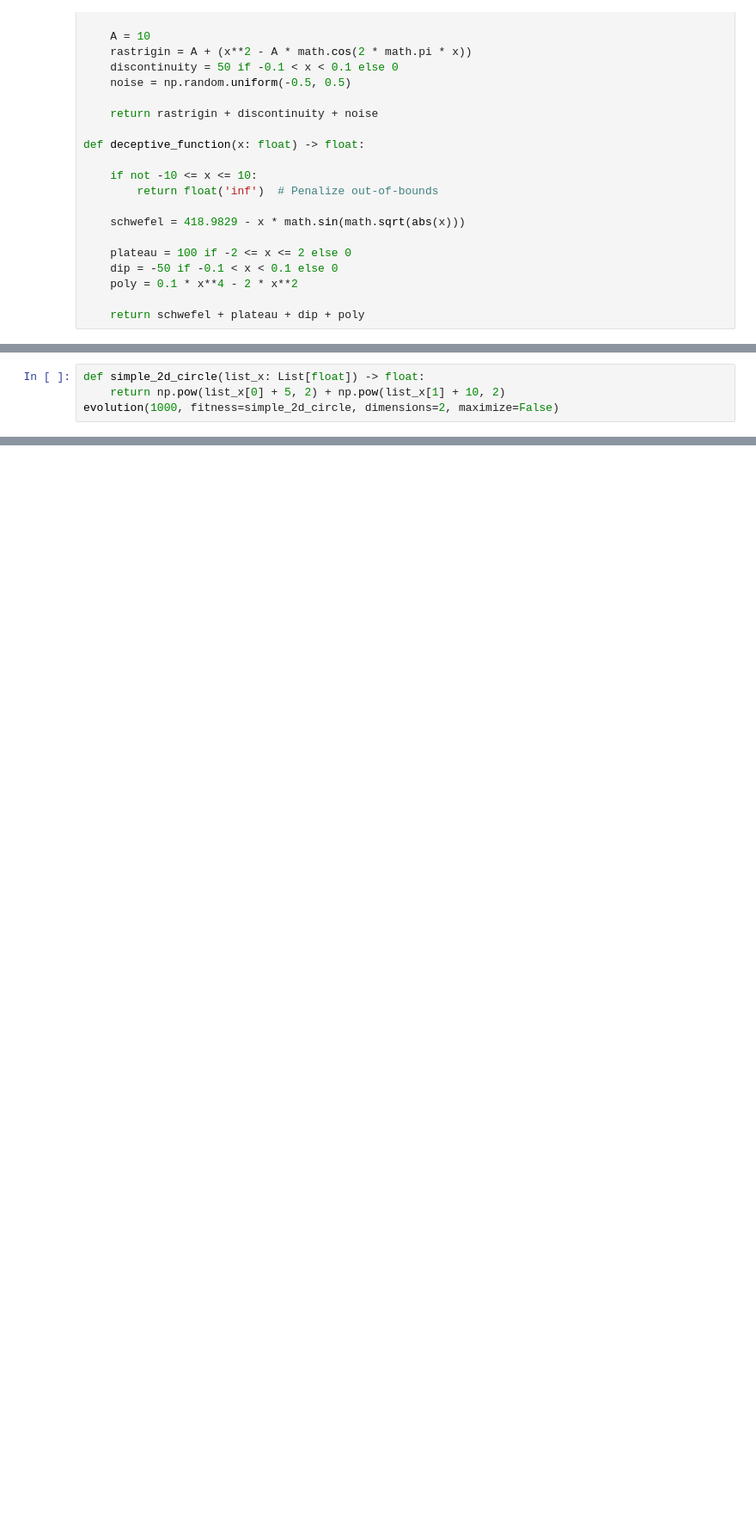
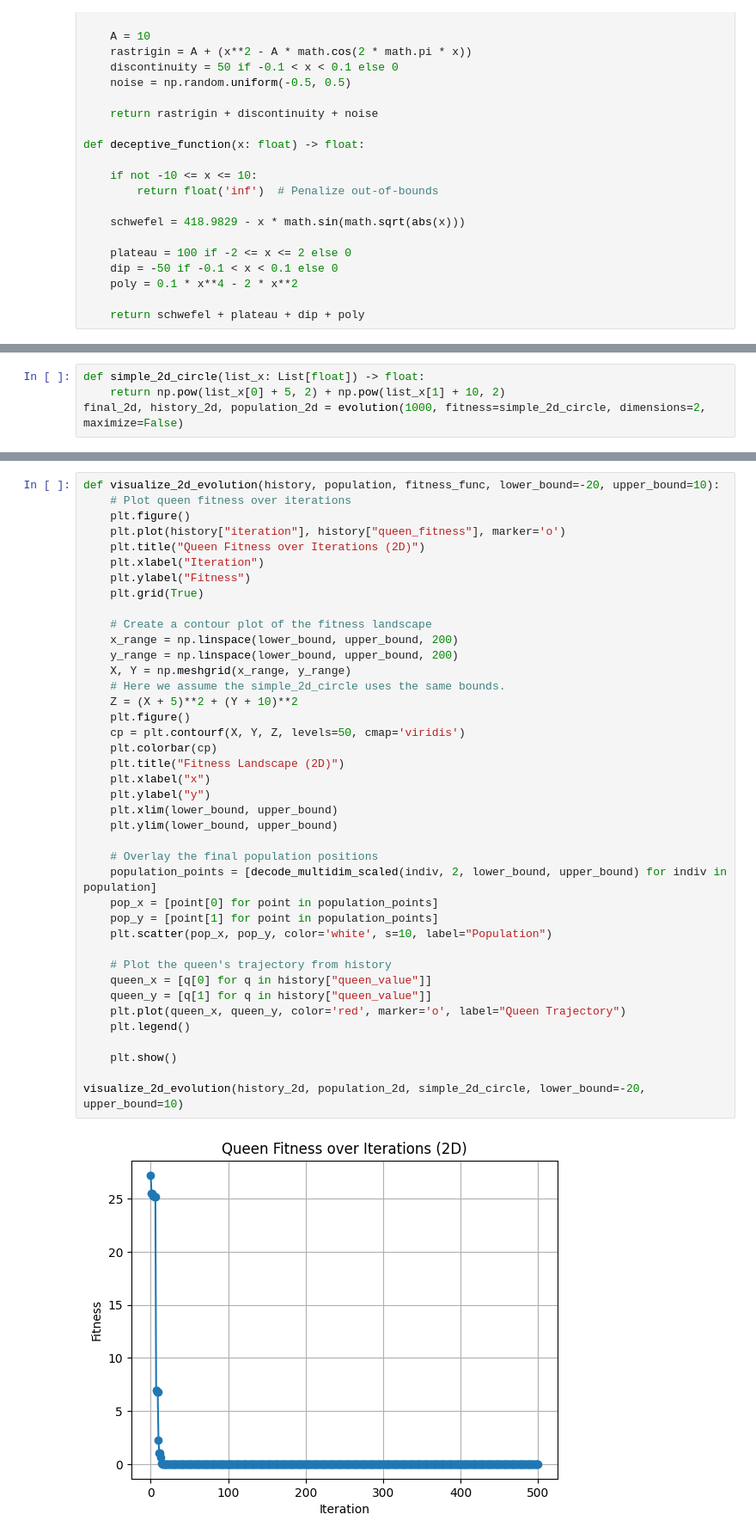
Before and after one commit to bulatsharif/Quantum-inspired-Evolutionary-Algorithms, a Jupyter notebook: paper_implementation/algorithm.ipynb, the cells around one changed output, grey strips where cells are left out. Shown: that part at 86% size. Saved outputs shown, nothing was run; the diff lists cells and outputs as text; blank space fills up the shorter version.

```diff
--- a/paper_implementation/algorithm.ipynb
+++ b/paper_implementation/algorithm.ipynb
@@ -215,5 +250,5 @@ np.float16(3.256)
 # %%
 def simple_2d_circle(list_x: List[float]) -> float:
     return np.pow(list_x[0] + 5, 2) + np.pow(list_x[1] + 10, 2)
-evolution(1000, fitness=simple_2d_circle, dimensions=2, maximize=False)
+final_2d, history_2d, population_2d = evolution(1000, fitness=simple_2d_circle, dimensions=2, maximize=False)
 # %% [output]
@@ -247,0 +311,42 @@ Iteration: 500, Queen: [np.float16(-4.996), np.float16(-10.0)], Fitness: 1.52587
+# %%
+def visualize_2d_evolution(history, population, fitness_func, lower_bound=-20, upper_bound=10):
+    # Plot queen fitness over iterations
+    plt.figure()
+    plt.plot(history["iteration"], history["queen_fitness"], marker='o')
+    plt.title("Queen Fitness over Iterations (2D)")
+    plt.xlabel("Iteration")
+    plt.ylabel("Fitness")
+    plt.grid(True)
+
+    # Create a contour plot of the fitness landscape
+    x_range = np.linspace(lower_bound, upper_bound, 200)
+    y_range = np.linspace(lower_bound, upper_bound, 200)
+    X, Y = np.meshgrid(x_range, y_range)
+    # Here we assume the simple_2d_circle uses the same bounds.
+    Z = (X + 5)**2 + (Y + 10)**2
+    plt.figure()
+    cp = plt.contourf(X, Y, Z, levels=50, cmap='viridis')
+    plt.colorbar(cp)
+    plt.title("Fitness Landscape (2D)")
+    plt.xlabel("x")
+    plt.ylabel("y")
+    plt.xlim(lower_bound, upper_bound)
+    plt.ylim(lower_bound, upper_bound)
+
+    # Overlay the final population positions
+    population_points = [decode_multidim_scaled(indiv, 2, lower_bound, upper_bound) for indiv in population]
+    pop_x = [point[0] for point in population_points]
+    pop_y = [point[1] for point in population_points]
+    plt.scatter(pop_x, pop_y, color='white', s=10, label="Population")
+
+    # Plot the queen's trajectory from history
+    queen_x = [q[0] for q in history["queen_value"]]
+    queen_y = [q[1] for q in history["queen_value"]]
+    plt.plot(queen_x, queen_y, color='red', marker='o', label="Queen Trajectory")
+    plt.legend()
+
+    plt.show()
+
+visualize_2d_evolution(history_2d, population_2d, simple_2d_circle, lower_bound=-20, upper_bound=10)
+# %% [output]
+[figure, added]
```
Also changed, not shown: parts of 7 cells of this notebook.
